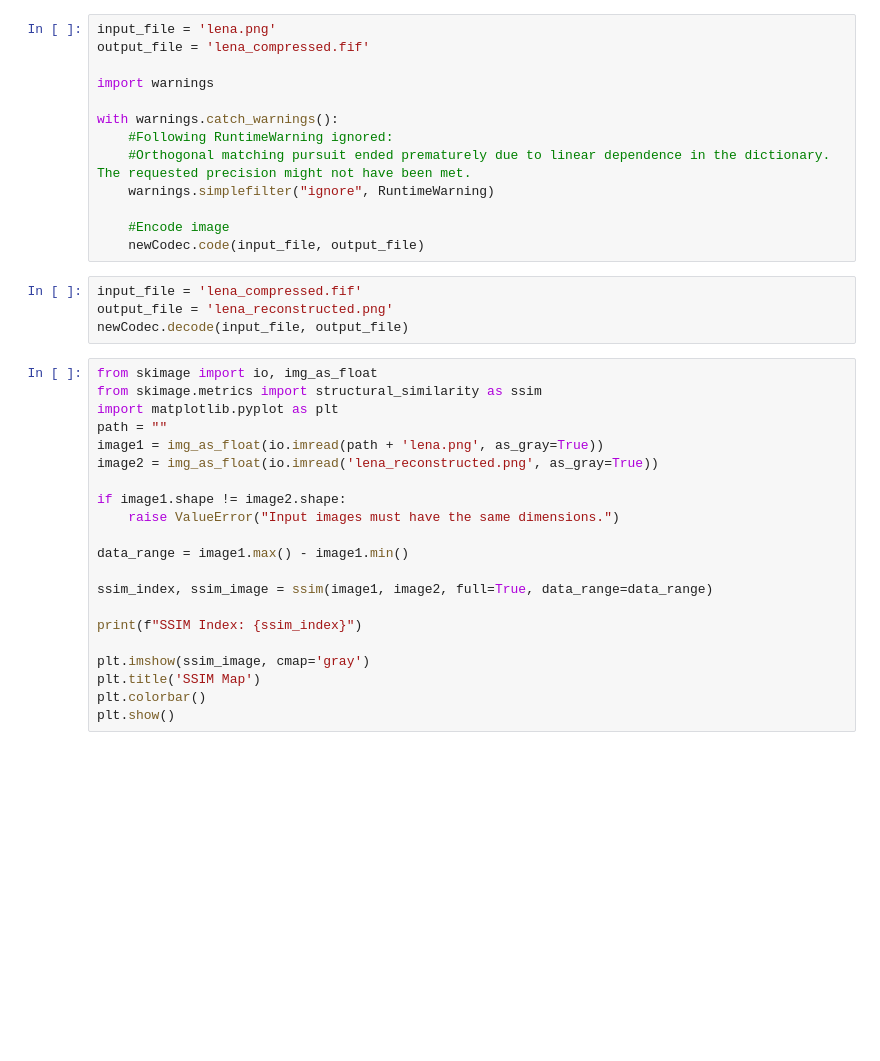
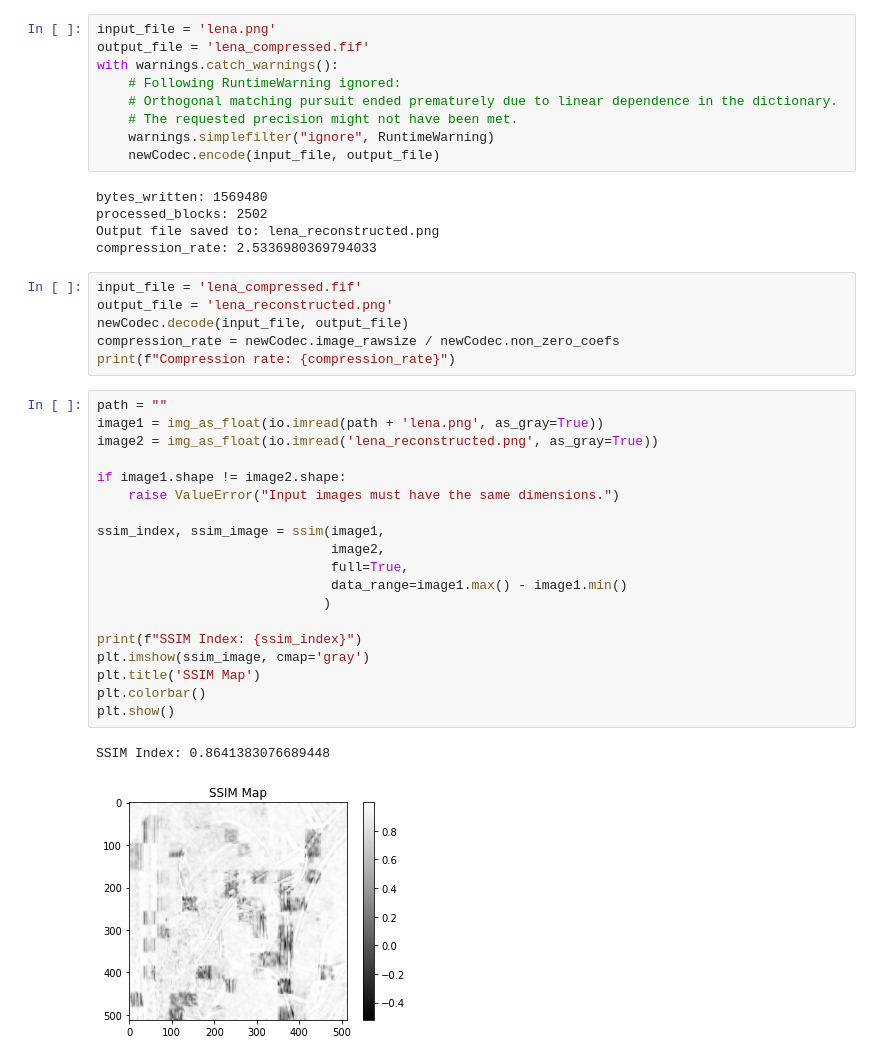
Before and after one commit to Emmatassone/AQMP, a Jupyter notebook: run_codec.ipynb, the cells around one changed output. Saved outputs shown, nothing was run; the diff lists cells and outputs as text; blank space fills up the shorter version.

```diff
--- a/run_codec.ipynb
+++ b/run_codec.ipynb
@@ -27,38 +35,42 @@ newCodec = ImageCompressor(min_sparcity,
 # %%
 input_file = 'lena.png'
 output_file = 'lena_compressed.fif'
-
-import warnings
-
 with warnings.catch_warnings():
-    #Following RuntimeWarning ignored:
-    #Orthogonal matching pursuit ended prematurely due to linear dependence in the dictionary. The requested precision might not have been met.
+    # Following RuntimeWarning ignored:
+    # Orthogonal matching pursuit ended prematurely due to linear dependence in the dictionary.
+    # The requested precision might not have been met.
     warnings.simplefilter("ignore", RuntimeWarning)
-
-    #Encode image
-    newCodec.code(input_file, output_file)
+    newCodec.encode(input_file, output_file)
+# %% [output]
+bytes_written: 1569480
+processed_blocks: 2502
+Output file saved to: lena_reconstructed.png
+compression_rate: 2.5336980369794033
-# %%
-input_file = 'lena_compressed.fif'
-output_file = 'lena_reconstructed.png'
-newCodec.decode(input_file, output_file)
+# %%
+input_file = 'lena_compressed.fif'
+output_file = 'lena_reconstructed.png'
+newCodec.decode(input_file, output_file)
+compression_rate = newCodec.image_rawsize / newCodec.non_zero_coefs
+print(f"Compression rate: {compression_rate}")
 # %%
-from skimage import io, img_as_float
-from skimage.metrics import structural_similarity as ssim
-import matplotlib.pyplot as plt
 path = ""
 image1 = img_as_float(io.imread(path + 'lena.png', as_gray=True))
 image2 = img_as_float(io.imread('lena_reconstructed.png', as_gray=True))
 
 if image1.shape != image2.shape:
     raise ValueError("Input images must have the same dimensions.")
 
-data_range = image1.max() - image1.min()
-
-ssim_index, ssim_image = ssim(image1, image2, full=True, data_range=data_range)
+ssim_index, ssim_image = ssim(image1,
+                              image2,
+                              full=True,
+                              data_range=image1.max() - image1.min()
+                             )
 
 print(f"SSIM Index: {ssim_index}")
-
 plt.imshow(ssim_image, cmap='gray')
 plt.title('SSIM Map')
 plt.colorbar()
 plt.show()
+# %% [output]
+SSIM Index: 0.8641383076689448
+[figure, added]
```
Also changed, not shown: parts of 4 cells of this notebook, 3 other files.
